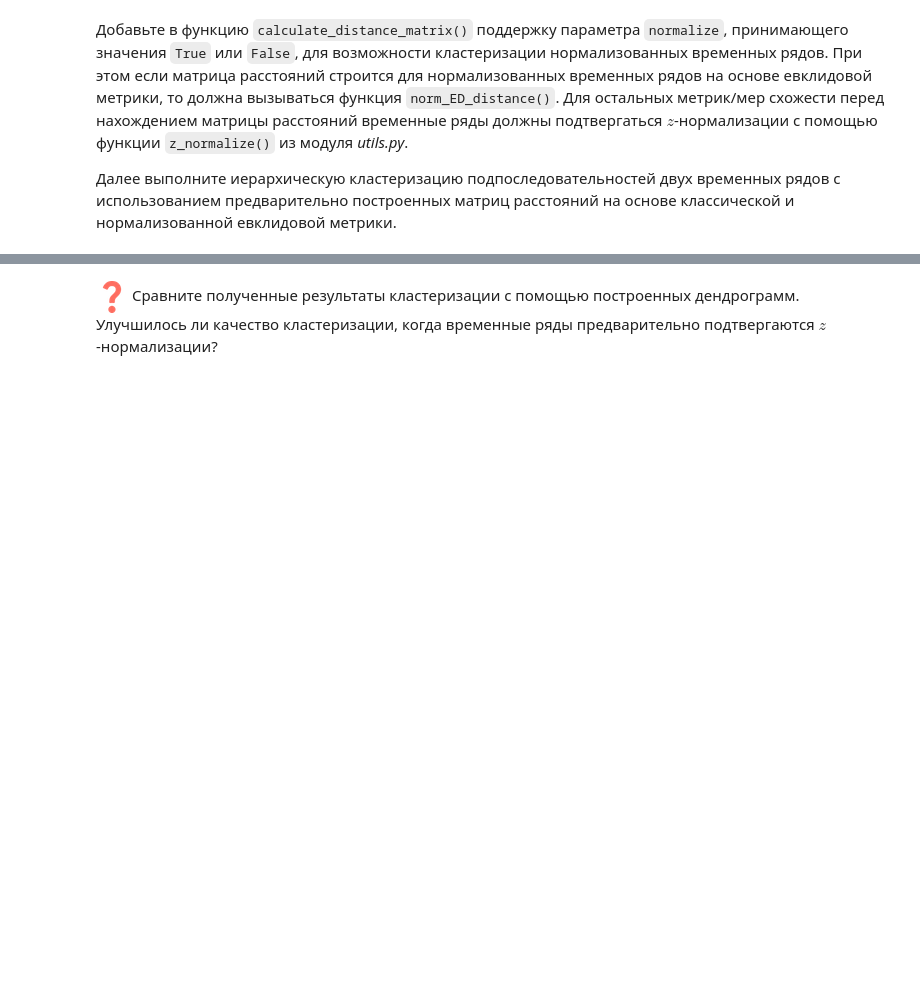
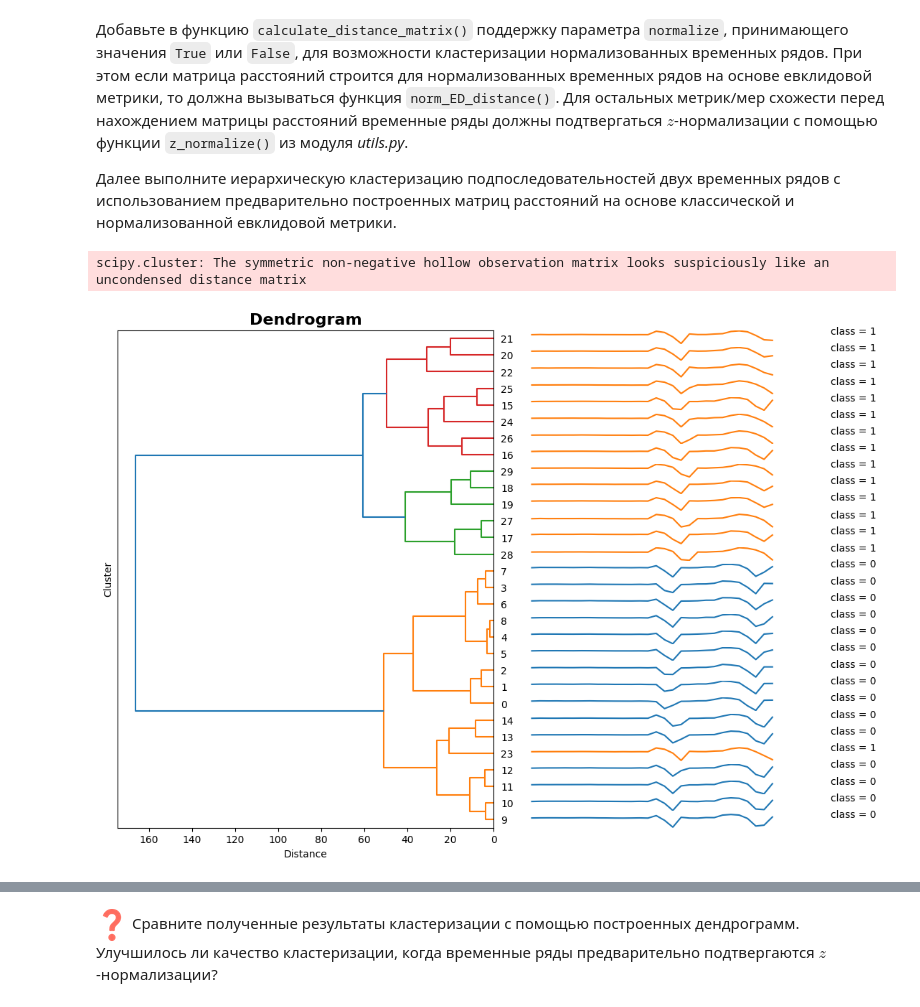
Before and after one commit to Nastasy822/2023-Strueva-TimeSeriesCourse, a Jupyter notebook: practice/01 Basics/01 Basics.ipynb, the cells around one changed output, grey strips where cells are left out. Cells and saved outputs as stored; diff of their text form; code cells hidden in the pictures; blank space fills up the shorter version.

```diff
--- a/practice/01 Basics/01 Basics.ipynb
+++ b/practice/01 Basics/01 Basics.ipynb
@@ -273,0 +280,36 @@ labels = np.array([0]*subs_set1[0:15].shape[0] + [1]*subs_set2[0:15].shape[0])
+# %%
+def calculate_distance_matrix(data, metric ='ed', normalize = False):
+    N = data.shape[0]
+    distance_matrix = np.zeros(shape = (N, N))
+    in_data = data.copy()
+
+    if (metric == 'ed'):
+      if (normalize == True):
+        for i in range(N):
+          for j in range(i, N):
+            distance_matrix[i][j] = round(norm_ED_distance(in_data[i],in_data[j]), 5)
+      else:
+        for i in range(N):
+          for j in range(i, N):
+            distance_matrix[i][j] = ED_distance(in_data[i],in_data[j])
+    elif (metric == 'dtw'):
+      if (normalize == True):
+        for i in range(N):
+          for j in range(i, N):
+            distance_matrix[i][j] = round(dtw_distance(z_normalize(in_data[i]),z_normalize(in_data[j])),5)
+      else:
+        for i in range(N):
+          for j in range(i, N):
+            distance_matrix[i][j] = dtw_distance(in_data[i],in_data[j])
+
+    for i in range(N):
+      for j in range(i, N):
+        distance_matrix[j][i] = distance_matrix[i][j]
+    return distance_matrix
+# %%
+tsc_3 = TimeSeriesHierarchicalClustering()
+tsc_3.fit(calculate_distance_matrix(subs_set,'ed', True))
+tsc_3.plot_dendrogram(pd.DataFrame(subs_set), labels)
+# %% [output]
+scipy.cluster: The symmetric non-negative hollow observation matrix looks suspiciously like an uncondensed distance matrix
+[figure, added]
```
Also changed, not shown: parts of 8 cells of this notebook, 1 other file.
